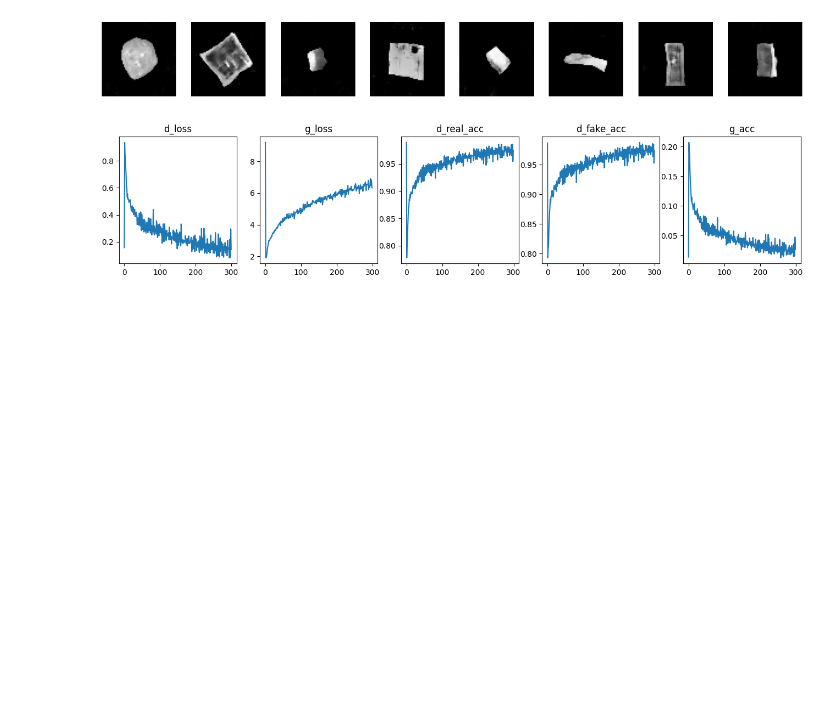
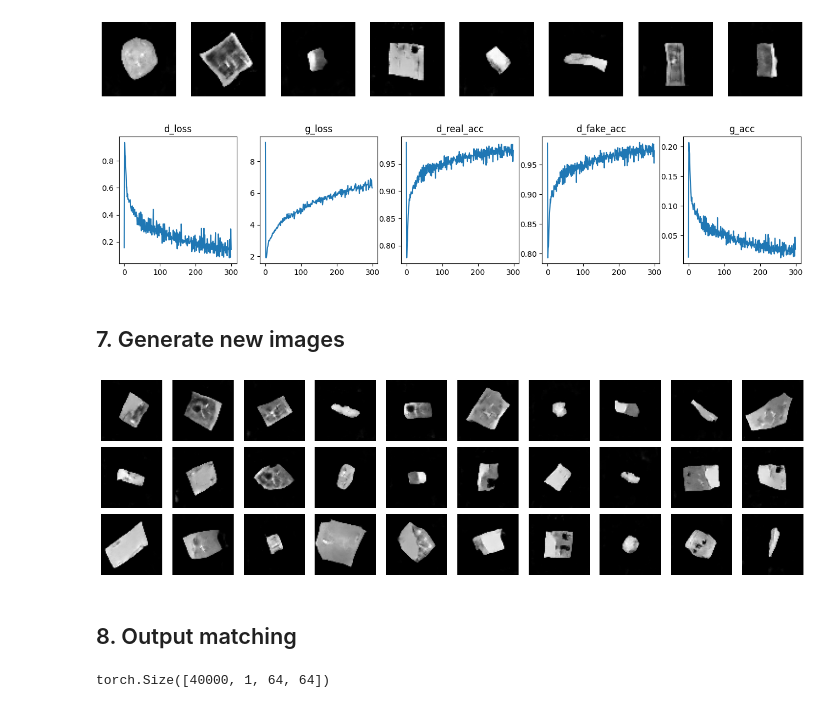
Before and after one commit to terrence-ou/Generative-Deep-Learning-2nd-Edition-PyTorch-JAX, a Jupyter notebook: PyTorch/chapter_04_gan/01_dcgan.ipynb, the cells around one changed output. Cells and saved outputs as stored; diff of their text form; code cells hidden in the pictures; blank space fills up the shorter version.

Commit message:
DCGAN finished

```diff
--- a/PyTorch/chapter_04_gan/01_dcgan.ipynb
+++ b/PyTorch/chapter_04_gan/01_dcgan.ipynb
@@ -332,0 +330,31 @@ Epoch: 300      epoch time 0.37 min
+# %% [markdown]
+## 7. Generate new images
+# %%
+# sample lantent vector from normal distribution
+grid_width, grid_height = (10, 3)
+z_samples = torch.randn(size=(grid_width * grid_height, Z_DIM), device=DEVICE)
+generated_imgs = dcgan.generator(z_samples)
+# %%
+# Draw a plot of decoded images
+fig = plt.figure(figsize=(18, 5))
+fig.subplots_adjust(hspace=0.1, wspace=0.1)
+
+# Output the grid of faces
+for i in range(grid_width * grid_height):
+    ax = fig.add_subplot(grid_height, grid_width, i + 1)
+    ax.axis("off")
+    ax.imshow(generated_imgs[i][0].detach().cpu(), cmap="gray")
+# %% [output]
+[figure, added]
+# %% [markdown]
+## 8. Output matching
+# %%
+total_imgs = None
+for i, sample_batch in enumerate(lego_dataloader):
+    if i == 0:
+        total_imgs = sample_batch
+    else:
+        total_imgs = torch.cat([total_imgs, sample_batch], dim=0)
+print(total_imgs.shape)
+# %% [output]
+torch.Size([40000, 1, 64, 64])
```
Also changed, not shown: parts of 7 cells of this notebook.
